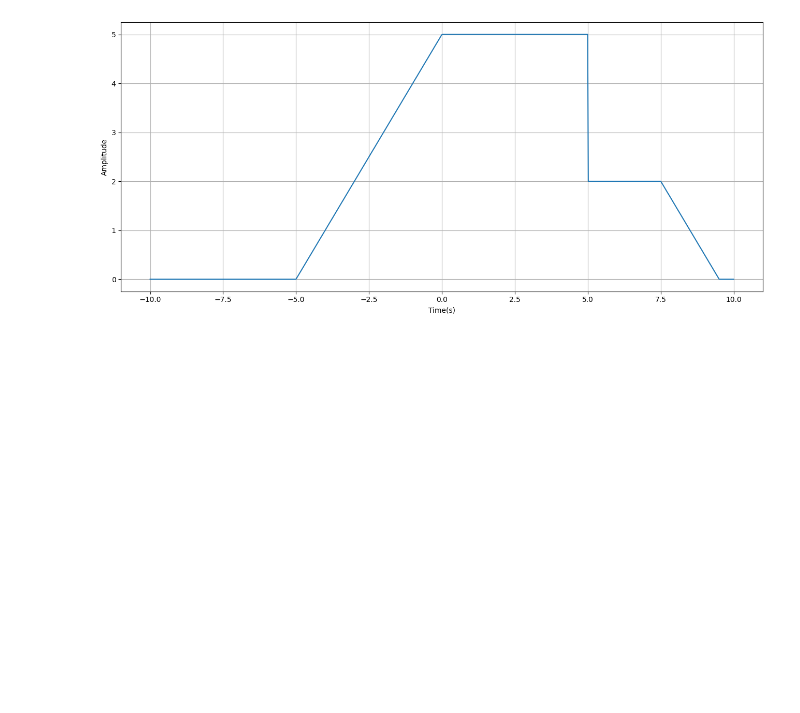
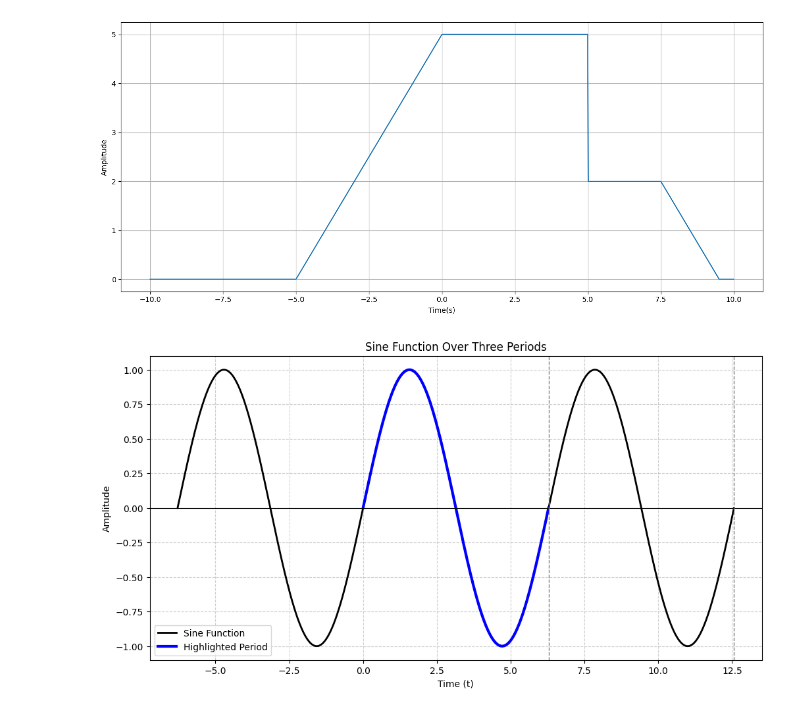
Before and after one commit to PabloCaicedoR/pablocaicedor.github.io, a Jupyter notebook: codigo/preparing_slides.ipynb, the cells around one changed output. Saved outputs shown, nothing was run; the diff lists cells and outputs as text; code cells hidden in the pictures; blank space fills up the shorter version.

```diff
--- a/codigo/preparing_slides.ipynb
+++ b/codigo/preparing_slides.ipynb
@@ -316,3 +316,40 @@ plt.ylabel("Amplitude")
 # %% [output]
 Text(0, 0.5, 'Amplitude')
 [figure]
+# %%
+# Re-import necessary libraries after execution state reset
+import numpy as np
+import matplotlib.pyplot as plt
+
+# Define time range for three periods
+T = 2 * np.pi  # Period of sine function
+t = np.linspace(-T, 2 * T, 1000)  # Three periods
+y = np.sin(t)
+
+# Define one period to highlight in blue
+t_highlight = np.linspace(0, T, 300)
+y_highlight = np.sin(t_highlight)
+
+# Plot the sine function
+plt.figure(figsize=(12, 6))
+plt.plot(t, y, label="Sine Function", linewidth=2, color="black")
+plt.plot(
+    t_highlight, y_highlight, linewidth=3, color="blue", label="Highlighted Period"
+)
+
+# Labels and grid
+plt.xlabel("Time (t)")
+plt.ylabel("Amplitude")
+plt.title("Sine Function Over Three Periods")
+plt.axhline(0, color="black", linewidth=0.8)
+plt.axvline(T, color="gray", linestyle="--", linewidth=1)  # Marking one period end
+plt.axvline(
+    2 * T, color="gray", linestyle="--", linewidth=1
+)  # Marking second period end
+plt.grid(True, linestyle="--", alpha=0.6)
+plt.legend()
+
+# Show the plot
+plt.show()
+# %% [output]
+[figure, added]
```
Also changed, not shown: parts of 1 cell of this notebook, 16 other files.
